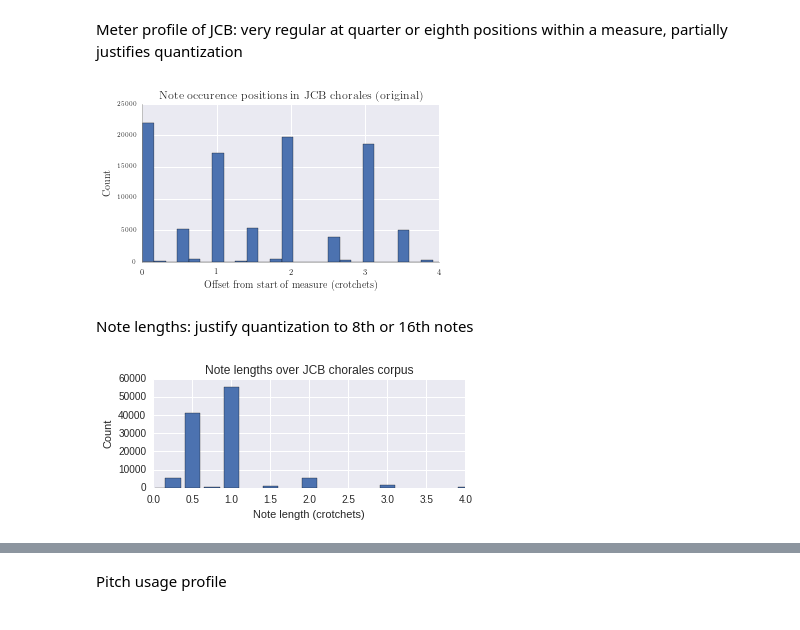
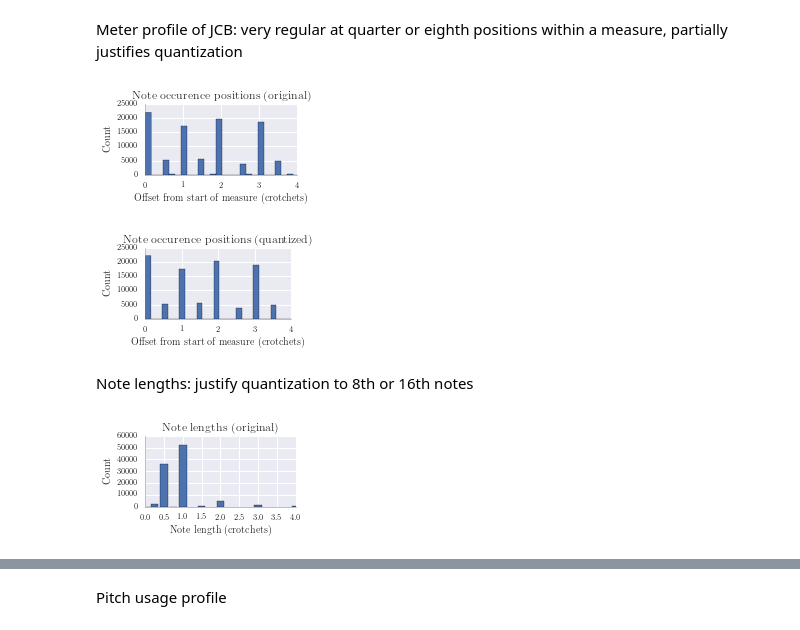
Before and after one commit to feynmanliang/bachbot-thesis, a Jupyter notebook: jupyter-notebooks/Corpus studies.ipynb, the cells around one changed output, grey strips where cells are left out. Saved outputs shown, nothing was run; the diff lists cells and outputs as text; code cells hidden in the pictures.

Commit message:
Updates chapter 4 plots

```diff
--- a/jupyter-notebooks/Corpus studies.ipynb
+++ b/jupyter-notebooks/Corpus studies.ipynb
@@ -155,21 +155,20 @@ for p in catalog.flat.notes:
 # %%
 fig, ax = plt.subplots(1, 1)
 latexify(columns=1)
 
 ax.hist(allbeats, bins=32, range=(0,5))
 ax.set_xlabel("Offset from start of measure (crotchets)")
 ax.set_ylabel("Count")
-ax.set_title('Note occurence positions in JCB chorales (original)')
+ax.set_title('Note occurence positions (original)')
 ax.set_xlim(0,4)
 ax.set_xticks(np.arange(0, 5, 1.0))
 
 format_axes(ax)
 fig.tight_layout()
 fig.show()
-#fig.savefig('meter-usage-original.png', bbox_inches='tight', dpi=300)
 fig.savefig('meter-usage-original.pgf', bbox_inches='tight', dpi=300)
 # %% [output]
-[figure, old version]
+[figure, new version]
 # %%
 #Count usages
 allbeats_quantized = list();
@@ -178,43 +177,39 @@ for p in catalog_transpose_quantize.flat.notes:
         allbeats_quantized.append(p.beat - 1)
 # %%
 fig, ax = plt.subplots(1, 1)
-fig.set_size_inches(5.3956653543,2.5)
+latexify(columns=1)
 
 ax.hist(allbeats_quantized, bins=32, range=(0,5))
 ax.set_xlabel("Offset from start of measure (crotchets)")
 ax.set_ylabel("Count")
-ax.set_title('Note occurence positions within a measure over JCB chorales corpus after quantization')
+ax.set_title('Note occurence positions (quantized)')
 ax.set_xlim(0,4)
 ax.set_xticks(np.arange(0, 5, 1.0))
 
-# Shrink current axis by 20%
-box = ax.get_position()
-ax.set_position([box.x0, box.y0, box.width * 0.8, box.height])
-
+format_axes(ax)
 fig.tight_layout()
 fig.show()
-fig.savefig('meter-usage-quantized.png', bbox_inches='tight', dpi=300)
+fig.savefig('meter-usage-quantized.pgf', bbox_inches='tight', dpi=300)
+# %% [output]
+[figure, added]
 # %% [markdown]
 Note lengths: justify quantization to 8th or 16th notes
 # %%
 fig, ax = plt.subplots(1, 1)
-fig.set_size_inches(5.3956653543,2.5)
+latexify(columns=1)
 
 data, xTicks, _ = graph.PlotHistogramQuarterLength(catalog)._extractData()
 ax.bar(*zip(*data), width=0.2, align='center')
 ax.set_xlabel('Note length (crotchets)')
 ax.set_xlim(0,4)
 ax.set_ylabel('Count')
-ax.set_title('Note lengths over JCB chorales corpus')
+ax.set_title('Note lengths (original)')
 
-# Shrink current axis by 20%
-box = ax.get_position()
-ax.set_position([box.x0, box.y0, box.width * 0.8, box.height])
-
+format_axes(ax)
 fig.tight_layout()
 fig.show()
-fig.savefig('note-lengths-original.png', bbox_inches='tight', dpi=300)
+fig.savefig('note-lengths-original.pgf', bbox_inches='tight', dpi=300)
 # %% [output]
-[figure, old version]
+[figure, new version]
 # %%
 fig, ax = plt.subplots(1, 1)
```
Also changed, not shown: parts of 9 cells of this notebook, 16 other files.
